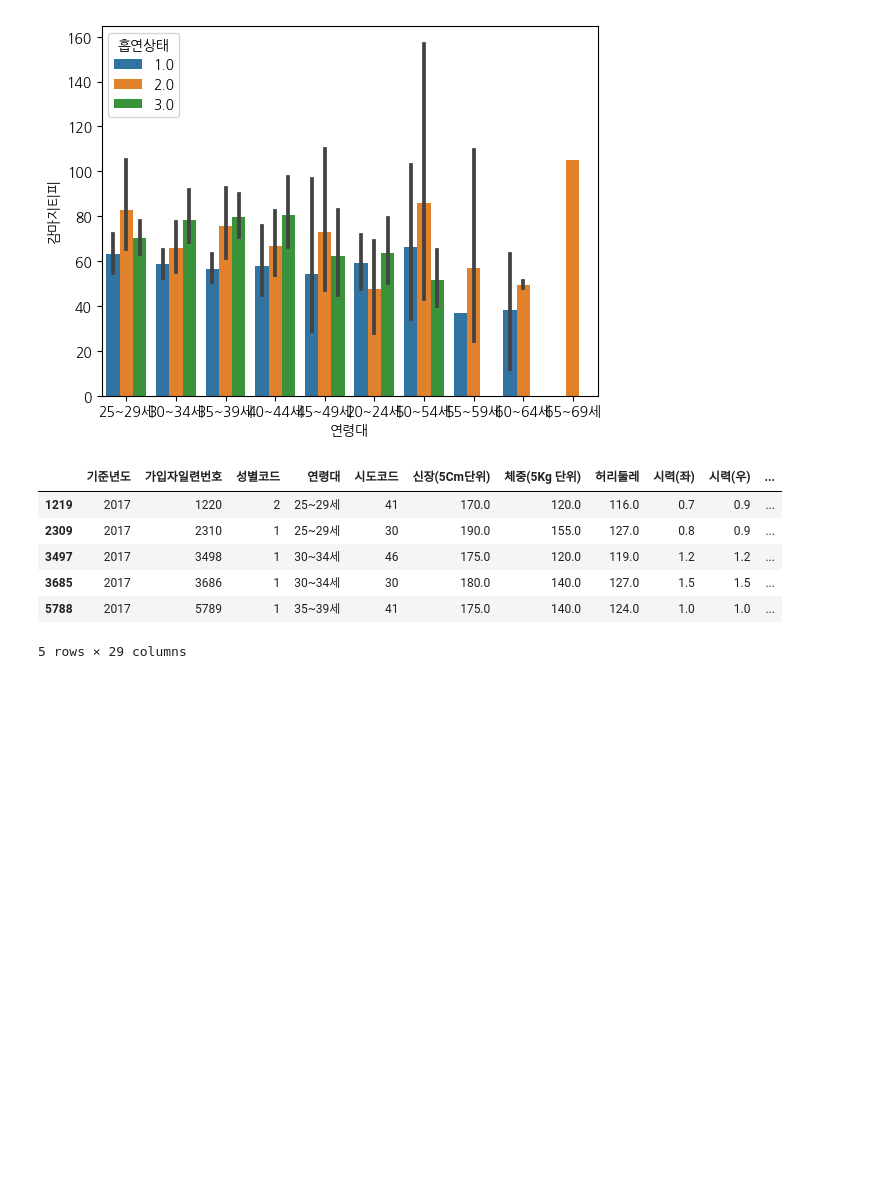
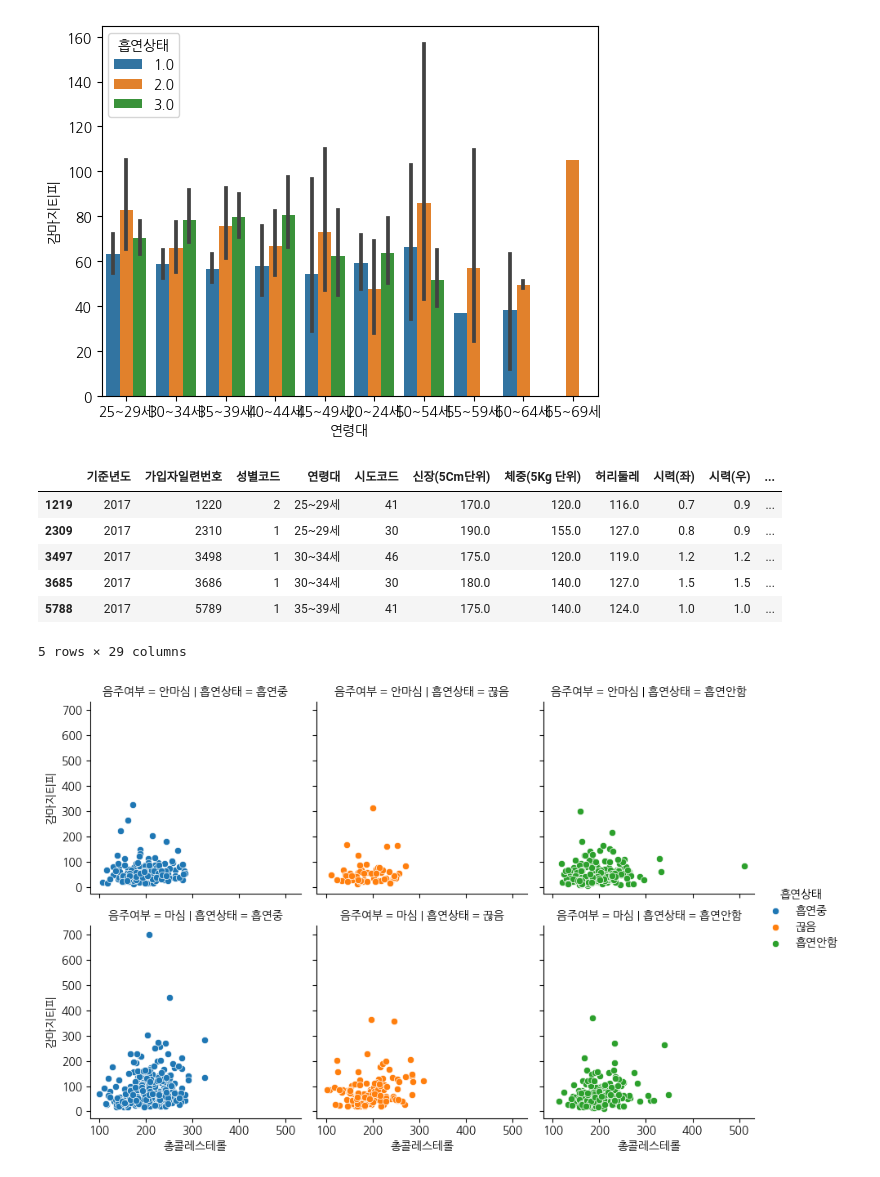
Before and after one commit to zzinz/Naver_Boost_Study_13th, a Jupyter notebook: [boostCourse]Week3_Mission_윤지영.ipynb, the cells around one changed output. Drawn from its saved outputs; the diff is of its cells as text; code cells hidden in the pictures; blank space fills up the shorter version.

```diff
--- a/[boostCourse]Week3_Mission_윤지영.ipynb
+++ b/[boostCourse]Week3_Mission_윤지영.ipynb
@@ -396,3 +396,18 @@ weight_120.head()
 | 3685 | 2017 | 3686 | 1 | 30~34세 | 30 | 180.0 | 140.0 | 127.0 | 1.5 | 1.5 | ... |
 | 5788 | 2017 | 5789 | 1 | 35~39세 | 41 | 175.0 | 140.0 | 124.0 | 1.0 | 1.0 | ... |
 5 rows × 29 columns
+# %%
+#@title FacetGrid 이용해보기 흡연여부 음주여부에 따라 데이터 따로 표기
+# FacetGrid를 사용하여 그래프 그리기
+g = sns.FacetGrid(weight_120, col="흡연상태", row="음주여부", hue="흡연상태")
+g.map(sns.scatterplot, "총콜레스테롤", "감마지티피")
+
+# 그래프 제목과 축 레이블 추가
+g.add_legend()
+
+g.set_axis_labels("총콜레스테롤", "감마지티피")
+
+# 그래프 표시
+plt.show()
+# %% [output]
+[figure, added]
```
Also changed, not shown: parts of 4 cells of this notebook.
